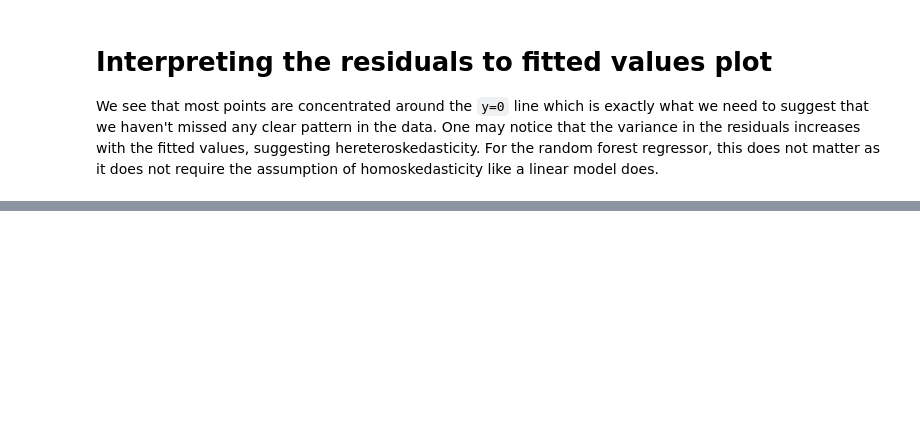
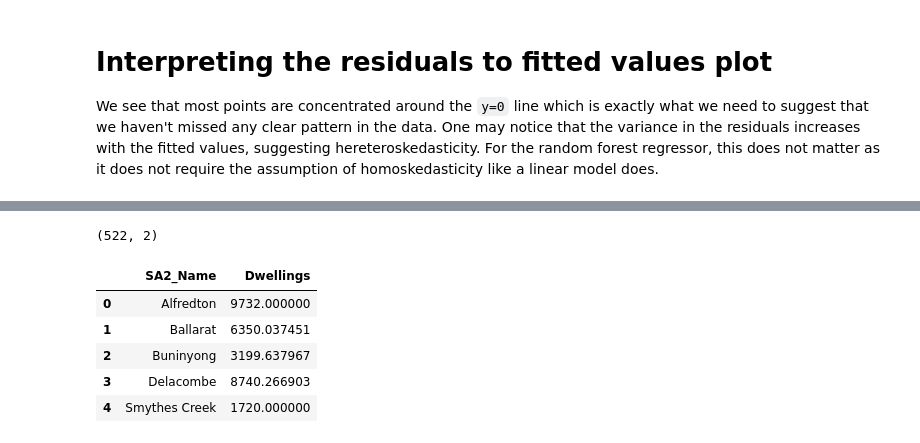
Before and after one commit to Aditya048/real-estate-industry-project, a Jupyter notebook: modelling/rfr.ipynb, the cells around one changed output, grey strips where cells are left out. Saved outputs shown, nothing was run; the diff lists cells and outputs as text; code cells hidden in the pictures; blank space fills up the shorter version.

```diff
--- a/modelling/rfr.ipynb
+++ b/modelling/rfr.ipynb
@@ -450,0 +461,14 @@ plt.show()
+# %%
+print(dwellings_data_forecast.shape)
+# one row per SA2, otherwise the join onto properties would duplicate rows
+assert not dwellings_data['SA2_Name'].duplicated().any(), "Duplicate SA2 names in 2026 data"
+assert not dwellings_data_forecast['SA2_Name'].duplicated().any(), "Duplicate SA2 names in forecast data"
+dwellings_data_forecast.head()
+# %% [output]
+(522, 2)
+|  | SA2_Name | Dwellings |
+| 0 | Alfredton | 9732.000000 |
+| 1 | Ballarat | 6350.037451 |
+| 2 | Buninyong | 3199.637967 |
+| 3 | Delacombe | 8740.266903 |
+| 4 | Smythes Creek | 1720.000000 |
```
Also changed, not shown: parts of 14 cells of this notebook.
